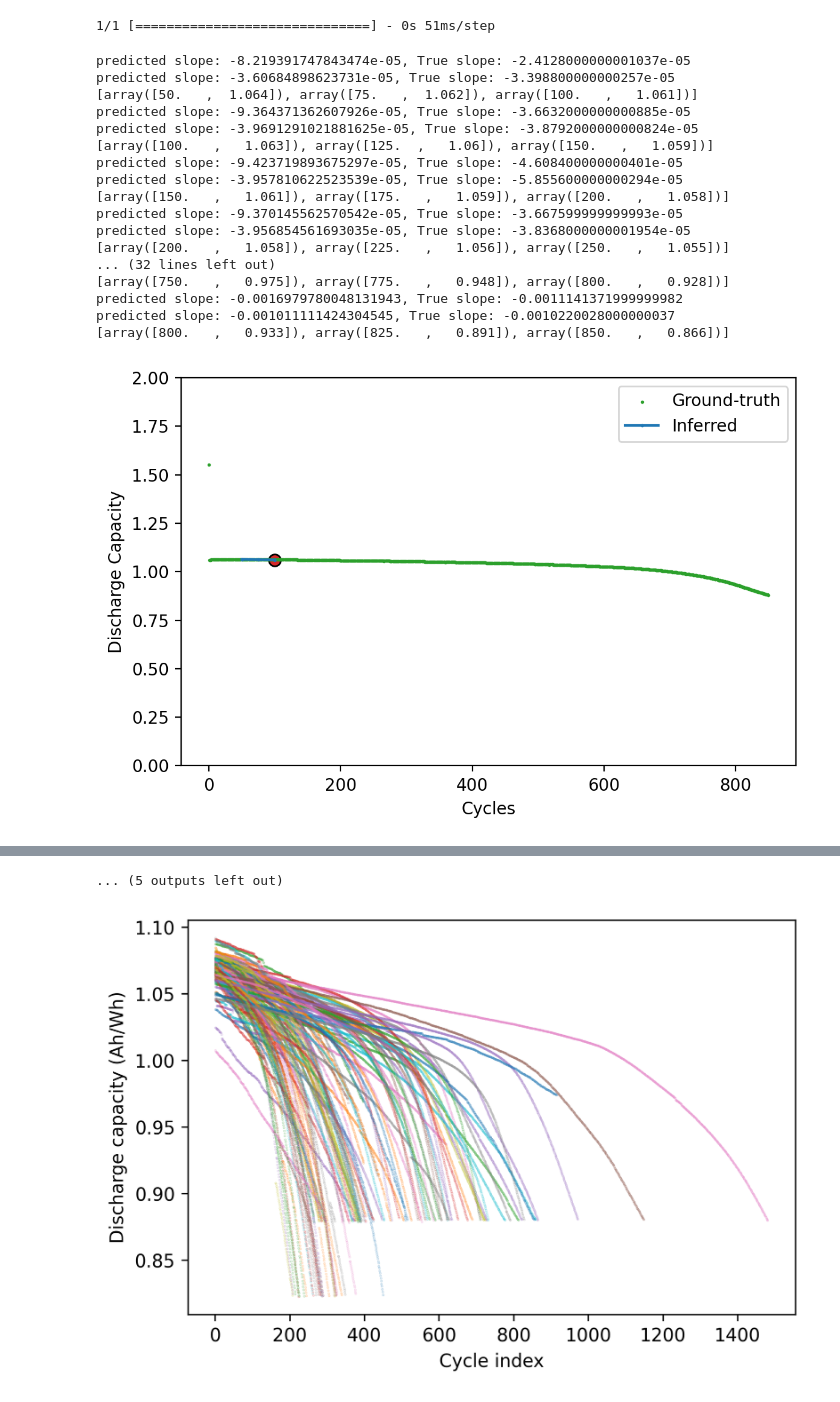
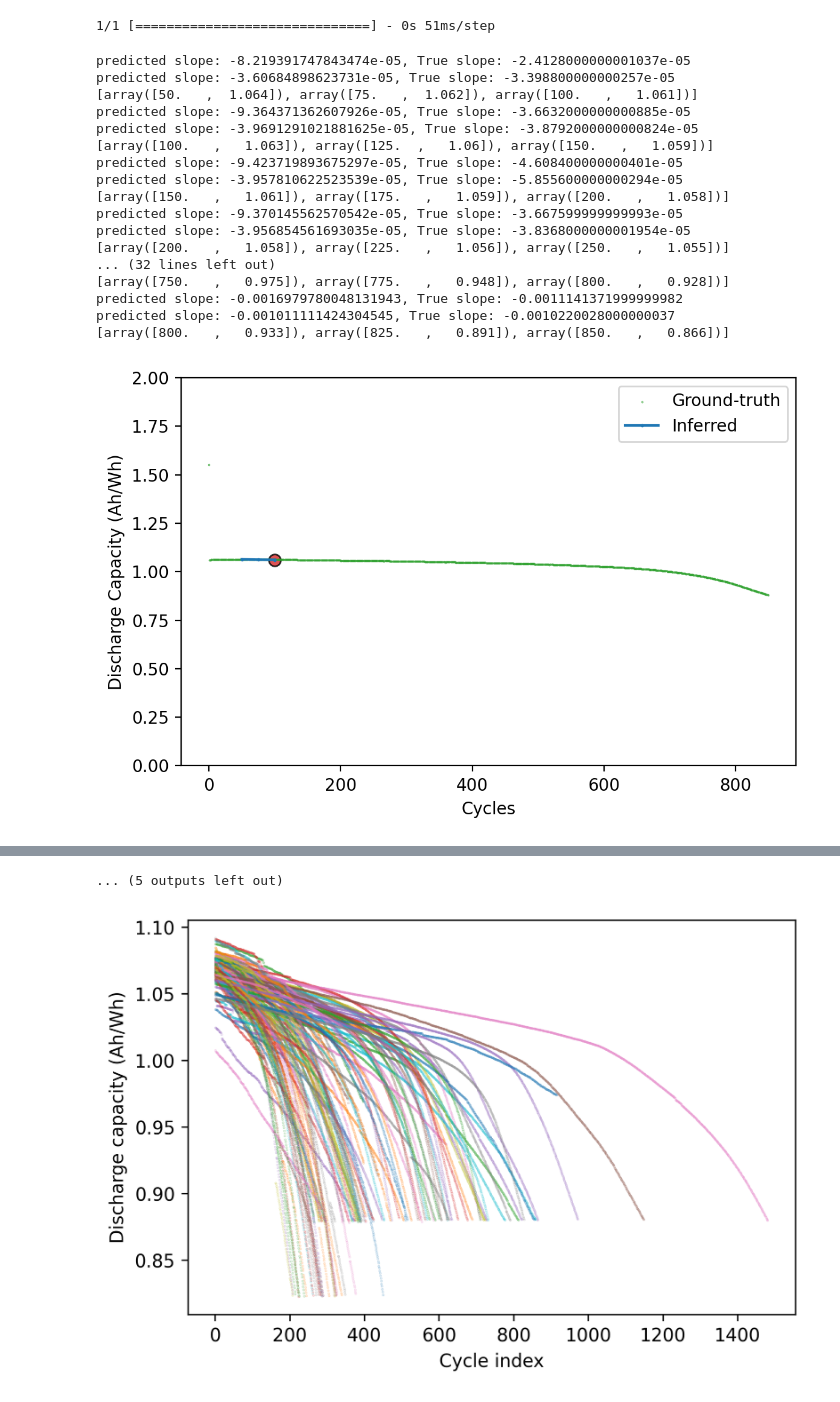
Before and after one commit to TRI-AMDD/bye-cycle, a Jupyter notebook: examples/LFP.ipynb, the cells around one changed output, grey strips where cells are left out. Cells and saved outputs as stored; diff of their text form; code cells hidden in the pictures.

```diff
--- a/examples/LFP.ipynb
+++ b/examples/LFP.ipynb
@@ -714,11 +714,16 @@ Text(0, 0.5, 'Predicted Value')
 # %%
 from sklearn.metrics import r2_score
-plt.figure(figsize=(3, 3), dpi=150, facecolor='white')
+plt.figure(figsize=(3, 3), dpi=200, facecolor='white')
 plt.scatter(slopes_test[:,1], Y_hat_test[:,1], alpha=0.4)
 # plt.scatter(-slopes_test[:,0], -Y_hat_test[:,0], alpha=0.4)
 # plt.plot([2,8], [2,8], color='C1', alpha=0.2, linestyle='--')
-plt.plot([-0.02,0.02], [-0.02,0.02], color='C1', alpha=0.2, linestyle='--')
-plt.title(f'-log(-Slope 2) predictions')
+plt.plot([-0.002,0.001], [-0.002,0.001], color='C1', alpha=0.2, linestyle='--')
+plt.title(r'$m_2$')
 plt.xlabel('Observed Value')
 plt.ylabel('Predicted Value')
+ax=plt.gca()
+plt.savefig(f'img/m2_parity_{cycle_window_size}_window_test_3.png', dpi=400, transparent=False)
+# import matplotlib.ticker as mtick
+# ax.yaxis.set_major_formatter(mtick.FormatStrFormatter('%1.2e'))
+# ax.xaxis.set_major_formatter(mtick.FormatStrFormatter('%1.2e'))
 # %% [output]
@@ -782,7 +786,7 @@ scatters = []
 for i,m in enumerate(all_test_dc[1:]):
     plt.figure(dpi=200, facecolor='white')
 #     print(m[0,0], m[5,0], m[9,0])
-    plt.scatter(*list(zip(*all_test_dc.reshape([-1,2]))), color = 'C2', s=1, label='Ground-truth') #if i == 0 else "")
+    plt.scatter(*list(zip(*all_test_dc.reshape([-1,2]))), color = 'C2', s=0.1, label='Ground-truth', alpha=0.8) #if i == 0 else "")
 #     if i == 0:
 #         initial_dc = m[0]
     initial_dc = m[0]
@@ -821,38 +825,39 @@ for i,m in enumerate(all_test_dc[1:]):
     plt.plot(*np.array(scatters).T, color='C0', label='Inferred', #if i == 0 else "",
              marker='o', markersize=1)
     plt.scatter(*np.array(predicted_dc_values[-1]).T, c='C3', #if i == 0 else "",
-         marker='o', s=50, edgecolor='k', linewidth=1, facecolor='C3', zorder=-1)
+         marker='o', s=50, edgecolor='k', linewidth=1, facecolor='C3', zorder=-1, alpha=0.8)
     plt.xlabel('Cycles')
-    plt.ylabel('Discharge Capacity')
+    plt.ylabel('Discharge Capacity (Ah/Wh)')
     plt.ylim([0,2])
     ax = plt.gca()
     hand, labl = ax.get_legend_handles_labels()
     plt.legend(np.unique(labl))
     plt.tight_layout()
 #     break
-#     plt.savefig(f'img/discharge_curve_100_window_test_4_{i:04d}.png', dpi=200, transparent=False)
+    plt.savefig(f'img/discharge_curve_{cycle_window_size}_window_test_3_{i:04d}.png', dpi=400, transparent=False)
 #     if i ==20:
 
 #         break
 #     plt.close()
 #     break
 #     break
+# ffmpeg -framerate 2 -i discharge_curve_50_window_test_3_%04d.png -c:v h264 -crf 14 -c:v libx264 -movflags +faststart -vf format=yuv420p -maxrate 50M -tune animation -bufsize 1MB -t 15 discharge_curve_50_window_test_3.mp4
 # %% [output]
 predicted slope: -8.219391747843474e-05, True slope: -2.4128000000001037e-05
 predicted slope: -3.60684898623731e-05, True slope: -3.398800000000257e-05
 [array([50.   ,  1.064]), array([75.   ,  1.062]), array([100.   ,   1.061])]
 predicted slope: -9.364371362607926e-05, True slope: -3.6632000000000885e-05
 predicted slope: -3.9691291021881625e-05, True slope: -3.8792000000000824e-05
 [array([100.   ,   1.063]), array([125.  ,   1.06]), array([150.   ,   1.059])]
 predicted slope: -9.423719893675297e-05, True slope: -4.608400000000401e-05
 predicted slope: -3.957810622523539e-05, True slope: -5.855600000000294e-05
 [array([150.   ,   1.061]), array([175.   ,   1.059]), array([200.   ,   1.058])]
 predicted slope: -9.370145562570542e-05, True slope: -3.667599999999993e-05
 predicted slope: -3.956854561693035e-05, True slope: -3.8368000000001954e-05
 [array([200.   ,   1.058]), array([225.   ,   1.056]), array([250.   ,   1.055])]
 ... (32 lines left out)
 [array([750.   ,   0.975]), array([775.   ,   0.948]), array([800.   ,   0.928])]
 predicted slope: -0.0016979780048131943, True slope: -0.0011141371999999982
 predicted slope: -0.001011111424304545, True slope: -0.0010220028000000037
 [array([800.   ,   0.933]), array([825.   ,   0.891]), array([850.   ,   0.866])]
-[figure, old version]
+[figure, new version]
```
Also changed, not shown: parts of 5 cells of this notebook.
